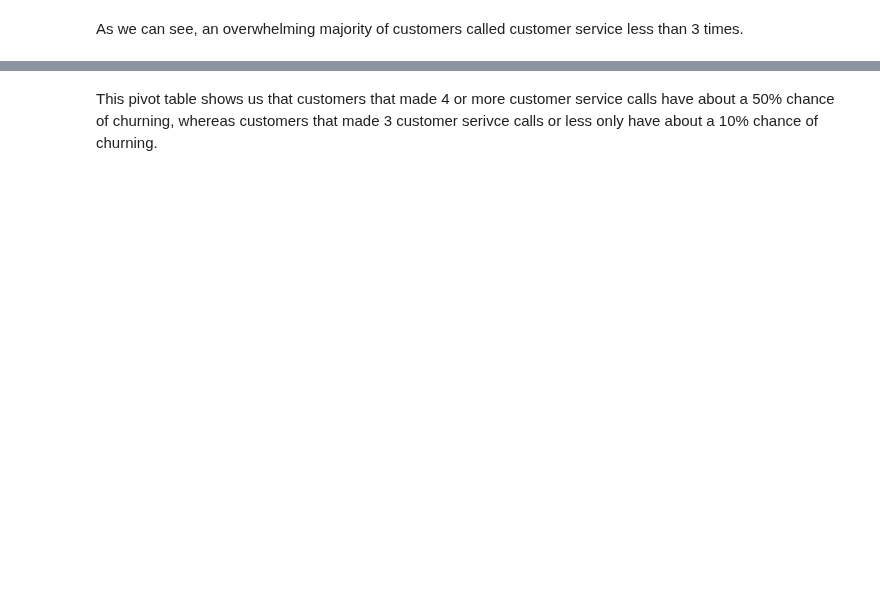
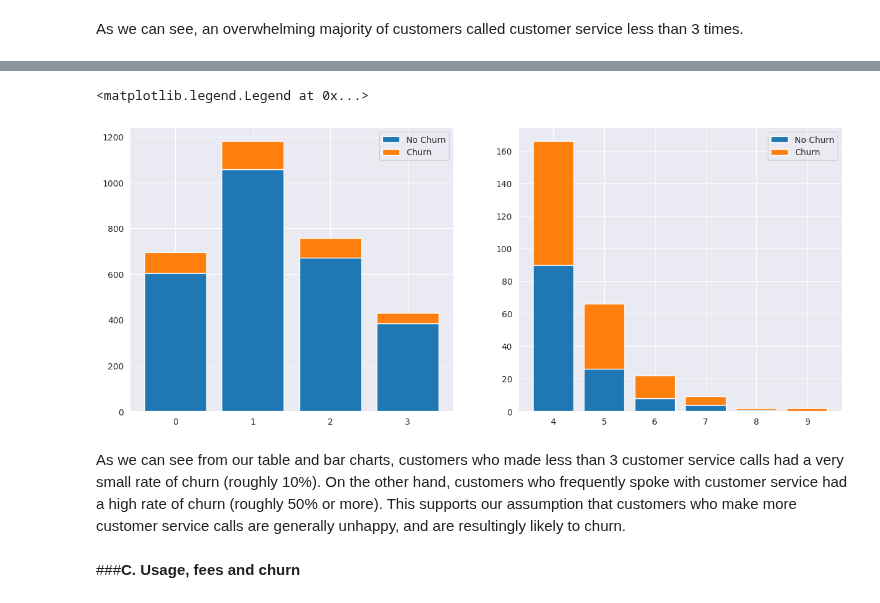
Before and after one commit to bmjaron/phase_3_project, a Jupyter notebook: Untitled1.ipynb, the cells around one changed output, grey strips where cells are left out. Cells and saved outputs as stored; diff of their text form; code cells hidden in the pictures; blank space fills up the shorter version.

```diff
--- a/Untitled1.ipynb
+++ b/Untitled1.ipynb
@@ -128,2 +148,17 @@ plt
-# %% [markdown]
-This pivot table shows us that customers that made 4 or more customer service calls have about a 50% chance of churning, whereas customers that made 3 customer serivce calls or less only have about a 10% chance of churning.
+# %%
+fig, axes = plt.subplots(1, 2, figsize=(15,6))
+
+axes[0].bar(x=labels[0:4], height=no_churn[0:4], label='No Churn')
+axes[0].bar(x=labels[0:4], height=churn[0:4], bottom=no_churn[0:4], label='Churn')
+axes[0].legend()
+
+axes[1].bar(x=labels[4:], height=no_churn[4:], label='No Churn')
+axes[1].bar(x=labels[4:], height=churn[4:], bottom=no_churn[4:], label='Churn')
+axes[1].legend()
+# %% [output]
+<matplotlib.legend.Legend at 0x...>
+[figure, added]
+# %% [markdown]
+As we can see from our table and bar charts, customers who made less than 3 customer service calls had a very small rate of churn (roughly 10%). On the other hand, customers who frequently spoke with customer service had a high rate of churn (roughly 50% or more). This supports our assumption that customers who make more customer service calls are generally unhappy, and are resultingly likely to churn.
+# %% [markdown]
+###**C. Usage, fees and churn**
```
Also changed, not shown: parts of 11 cells of this notebook.
